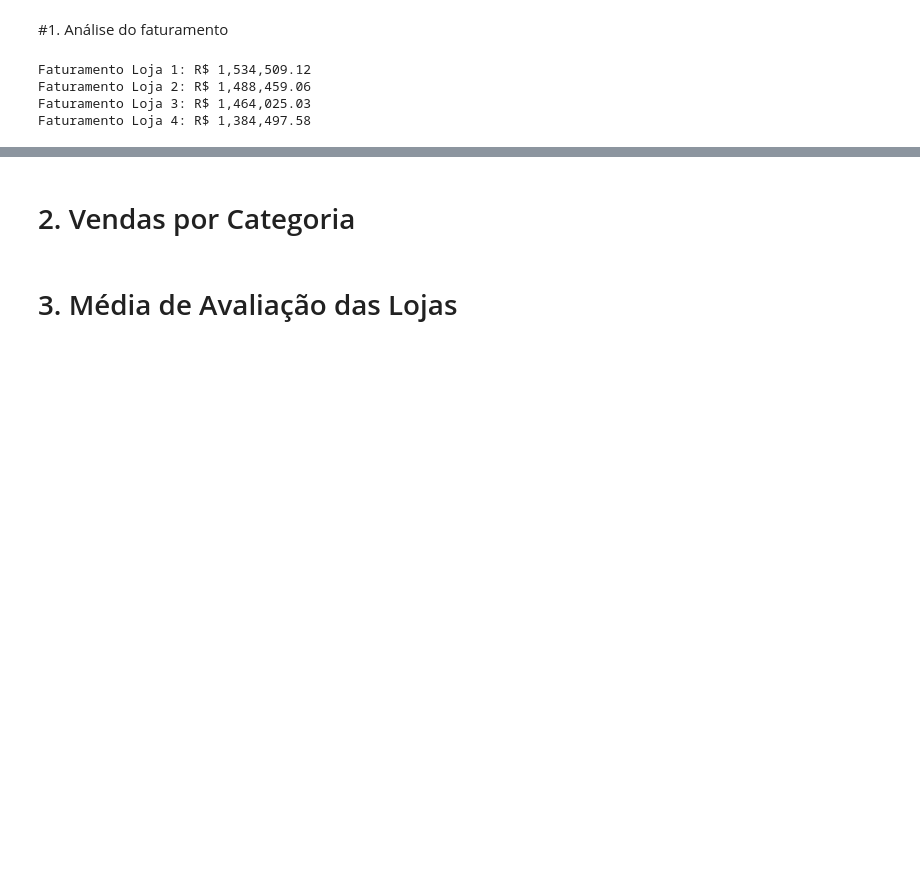
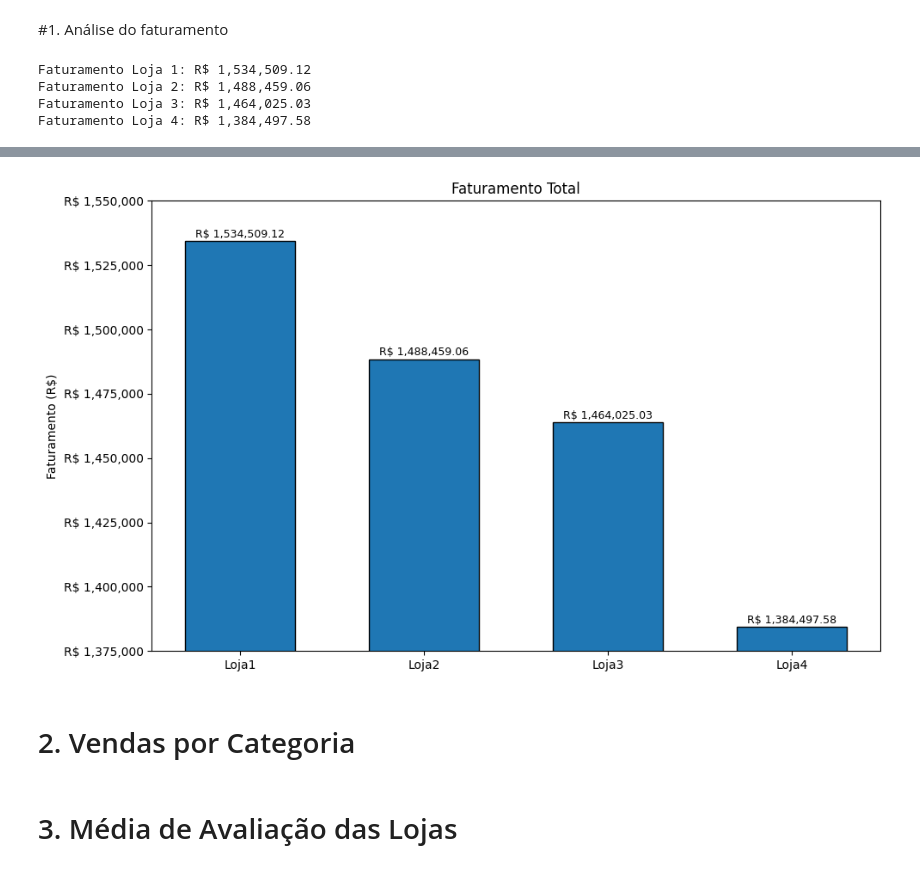
Before and after one commit to allisonribeirodf/alura-store-challenge, a Jupyter notebook: AluraStoreBr.ipynb, the cells around one changed output, grey strips where cells are left out. Drawn from its saved outputs; the diff is of its cells as text; code cells hidden in the pictures; blank space fills up the shorter version.

```diff
--- a/AluraStoreBr.ipynb
+++ b/AluraStoreBr.ipynb
@@ -97,3 +65,57 @@ fig.show()
+# %%
+# montar DataFrame
+df = pd.DataFrame({
+    "Loja": ["Loja1", "Loja2", "Loja3", "Loja4"],
+    "Faturamento": [
+        faturamento_total_loja1,
+        faturamento_total_loja2,
+        faturamento_total_loja3,
+        faturamento_total_loja4
+    ]
+}).sort_values("Faturamento", ascending=False)
+
+fig, ax = plt.subplots(figsize=(10, 6))
+
+# plotar barras
+bars = ax.bar(
+    df["Loja"],
+    df["Faturamento"],
+    width=0.6,
+    color="#1f77b4",
+    edgecolor="black"
+)
+
+# configurar ticks de Y de 25k em 25k
+step = 25000
+ymin = int(np.floor(df["Faturamento"].min() / step) * step)
+ymax = int(np.ceil(df["Faturamento"].max() / step) * step)
+ax.set_ylim(ymin, ymax)
+ax.yaxis.set_major_locator(ticker.MultipleLocator(step))
+ax.yaxis.set_major_formatter(ticker.StrMethodFormatter("R$ {x:,.0f}"))
+
+# remover grid de fundo
+ax.grid(False)
+
+# anotar valores acima das barras
+for bar in bars:
+    h = bar.get_height()
+    ax.text(
+        bar.get_x() + bar.get_width() / 2,
+        h + step * 0.015,
+        f"R$ {h:,.2f}",
+        ha="center",
+        va="bottom",
+        fontsize=9
+    )
+
+# rótulos e título
+ax.set_ylabel("Faturamento (R$)")
+ax.set_title("Faturamento Total")
+
+fig.tight_layout()
+plt.show()
+# %% [output]
+[figure, added]
 # %% [markdown]
 # 2. Vendas por Categoria
 # %% [markdown]
```
Also changed, not shown: parts of 3 cells of this notebook.
